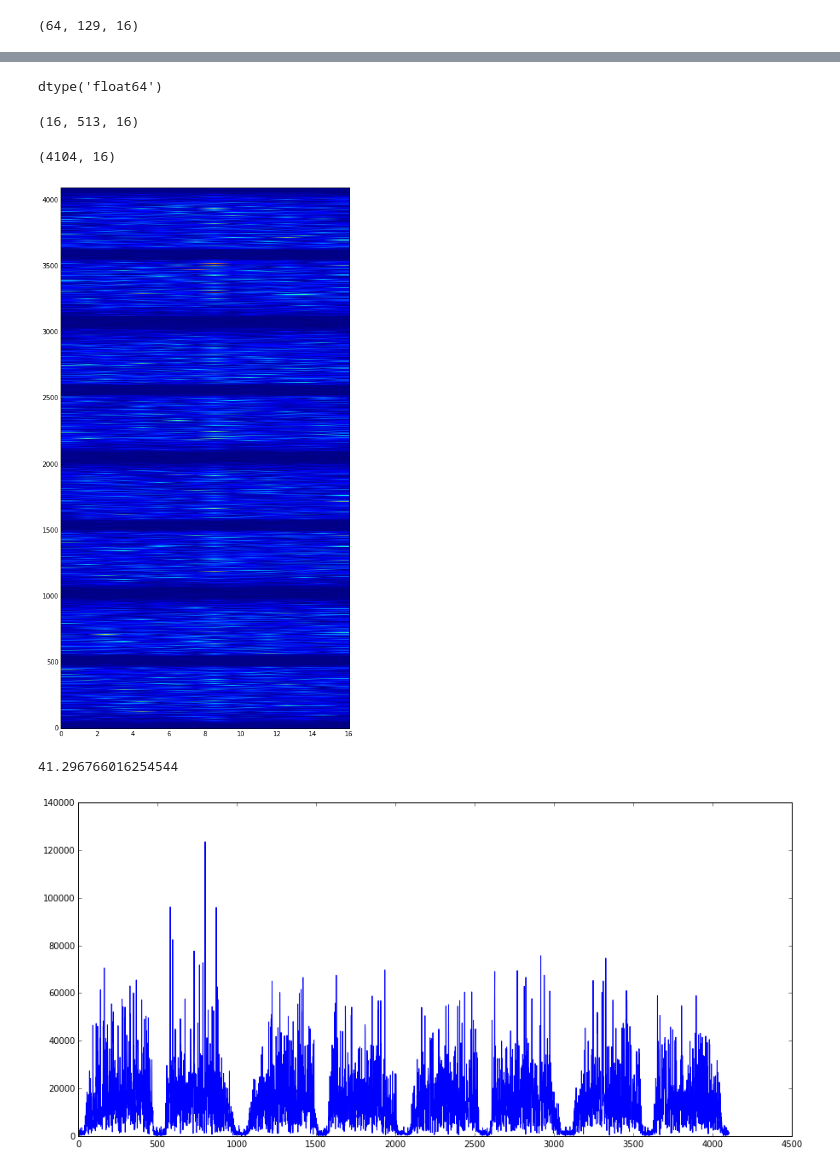
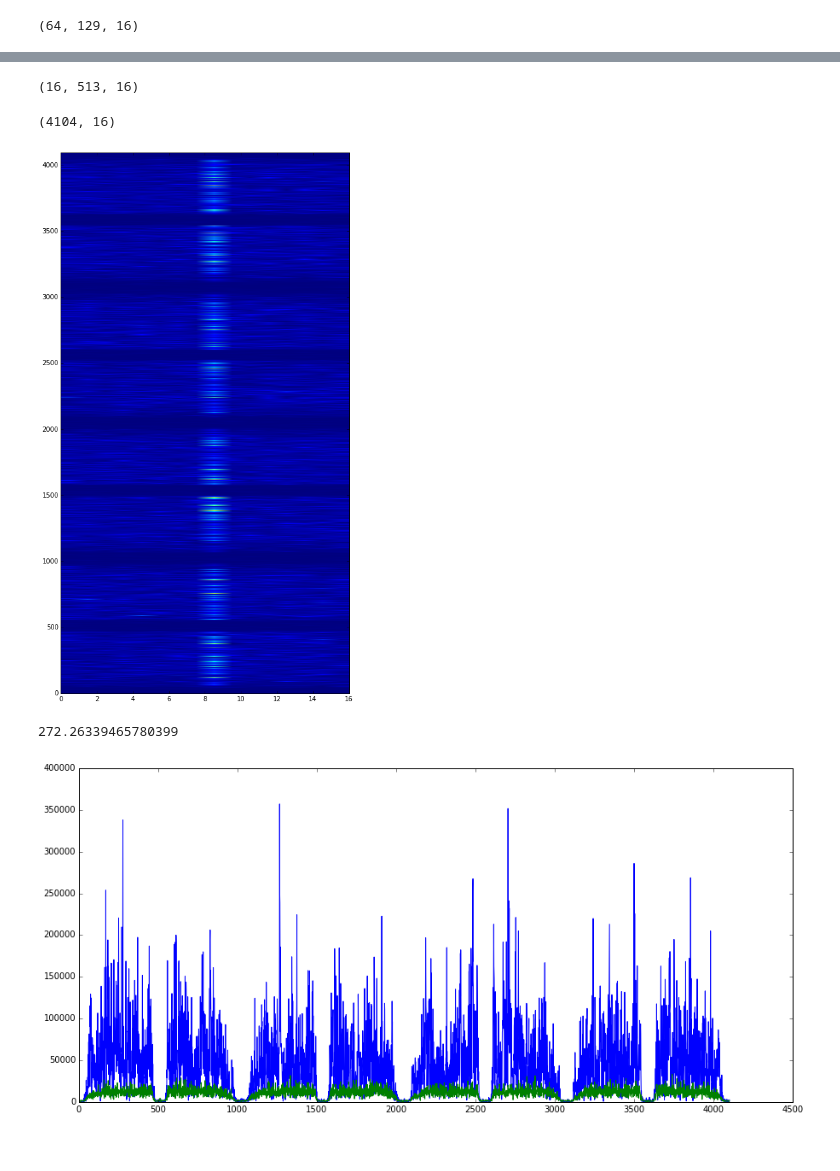
Before and after one commit to xiaozhengxu/scint_analysis, a Jupyter notebook: EVN_crab/Loading Robert's GPs.ipynb, the cells around one changed output, grey strips where cells are left out. Drawn from its saved outputs; the diff is of its cells as text; code cells hidden in the pictures.

```diff
--- a/EVN_crab/Loading Robert's GPs.ipynb
+++ b/EVN_crab/Loading Robert's GPs.ipynb
@@ -40,7 +40,7 @@ def load_gp(time_string,nchan):
 
     return freq_spec
 # %%
-gp1 = np.load('/home/ramain/GPs/GPef/p2015-10-18T23:47:20.315.npy')
+gp1 = np.load('/home/ramain/GPs/GPef/p2015-10-18T23:49:17.214.npy')
 # %%
 %pylab inline
 gp1.dtype
@@ -54,16 +57,11 @@ gp1.shape
 # %%
 gp1t = np.fft.irfft(gp1,axis=1)
-gp1t.dtype
+nchan = 512
+gp1s = gp1t.reshape(-1,2*nchan,16)
+gp1s = np.fft.rfft(gp1s,axis=1)
+gp1s.shape
 # %% [output]
-dtype('float64')
+(16, 513, 16)
-# %%
-nchan = 512
-
-gp1s = gp1t.reshape(-1,2*nchan,16)
-gp1s = np.fft.rfft(gp1s,axis=1)
-gp1s.shape
-# %% [output]
-(16, 513, 16)
 # %%
 # dchan = np.fft.rfft(d_dedispersed.reshape(-1, 2*nchan, 16), axis=1)
 dchan = gp1s
@@ -76,7 +74,7 @@ imshow(output,extent = [0,64*128/nchan,0,nchan*8],aspect = 'auto')
 output.shape
 # %% [output]
 (4104, 16)
-[figure, old version]
+[figure, new version]
 # %%
 def get_SN(outputsumfreq):
     noise_std = np.std(outputsumfreq[:5])
@@ -93,11 +91,14 @@ peak_time = np.argmax(sigs_noise)
 
 output_pulse = output[:,peak_time]
 
+background_freq = output[:,peak_time-5:peak_time-1].mean(1)
+
 freq_spec = output_pulse
 # %%
 figure(figsize=(15,7))
 plot(freq_spec)
+plot(background_freq)
 S_N
 # %% [output]
-41.296766016254544
+272.26339465780399
-[figure, old version]
+[figure, new version]
```
Also changed, not shown: parts of 1 cell of this notebook, 1 other file.
